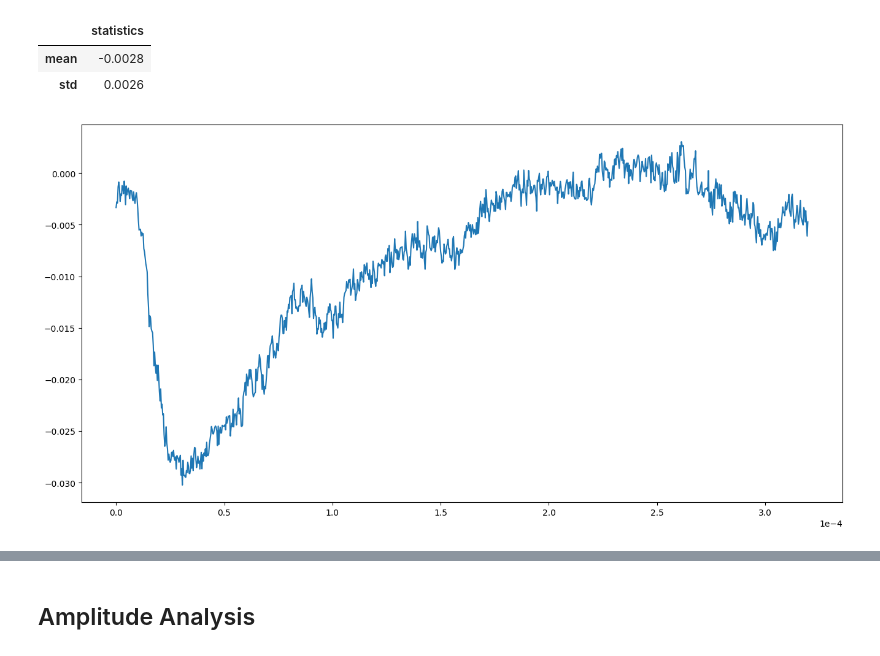
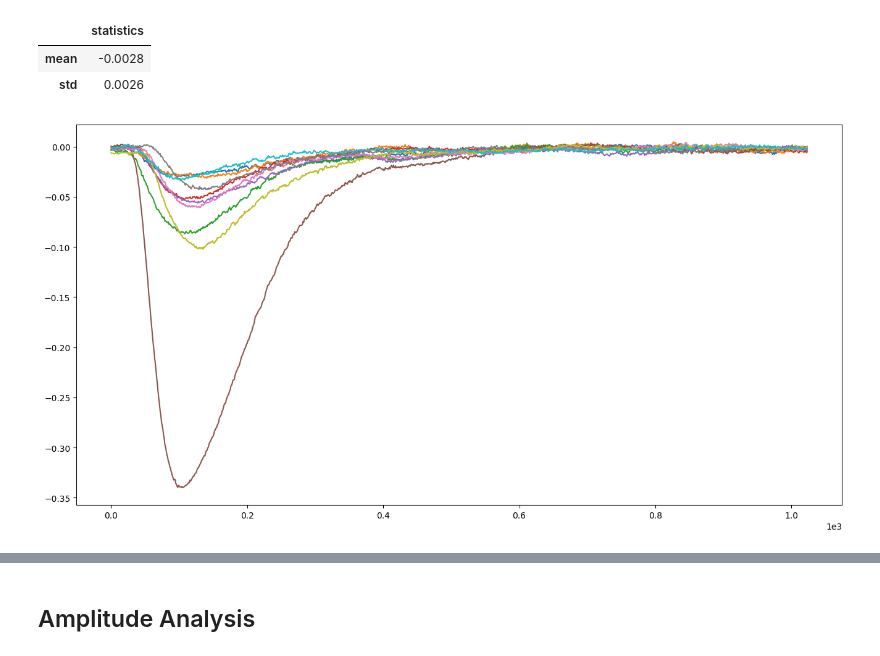
Before and after one commit to ReyGuadarrama/data_analyzer, a Jupyter notebook: analyzer/test.ipynb, the cells around one changed output, grey strips where cells are left out. Saved outputs shown, nothing was run; the diff lists cells and outputs as text; code cells hidden in the pictures.

```diff
--- a/analyzer/test.ipynb
+++ b/analyzer/test.ipynb
@@ -46,6 +46,6 @@ signals.noise()
 | mean | -0.0028 |
 | std | 0.0026 |
 # %%
-signals.signal_plot(0, 1)
+signals.signal_plot(0, 10)
 # %% [output]
-[figure, old version]
+[figure, new version]
```
Also changed, not shown: parts of 1 cell of this notebook, 4 other files.
